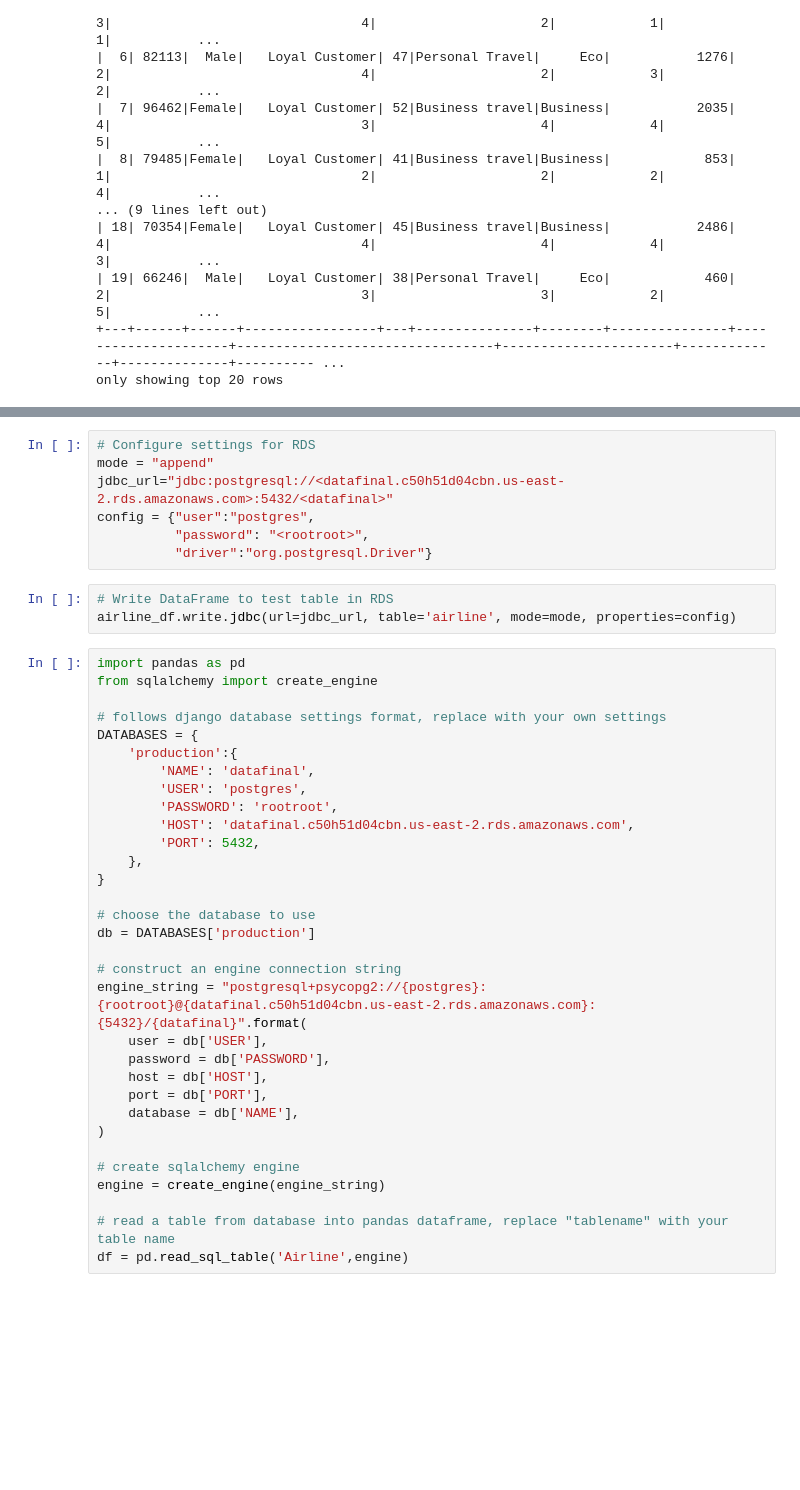
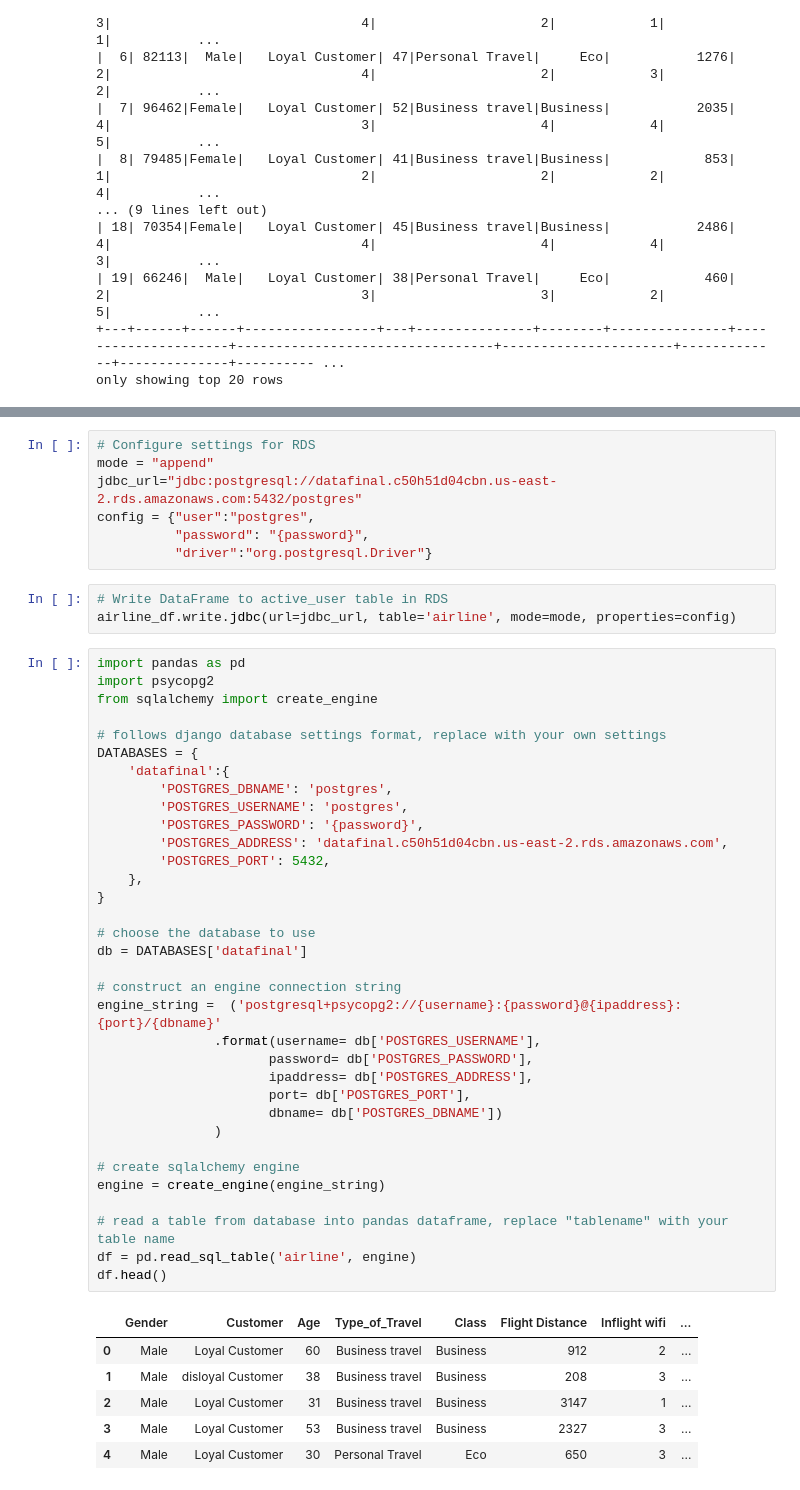
Before and after one commit to Subodh2044/Final_Project, a Jupyter notebook: Database/AWS_Spark.ipynb, the cells around one changed output, grey strips where cells are left out. Saved outputs shown, nothing was run; the diff lists cells and outputs as text; blank space fills up the shorter version.

Commit message:
Adding updated files for Data Manager role

```diff
--- a/Database/AWS_Spark.ipynb
+++ b/Database/AWS_Spark.ipynb
@@ -175,42 +181,51 @@ only showing top 20 rows
 # %%
 # Configure settings for RDS
 mode = "append"
-jdbc_url="jdbc:postgresql://<datafinal.c50h51d04cbn.us-east-2.rds.amazonaws.com>:5432/<datafinal>"
+jdbc_url="jdbc:postgresql://datafinal.c50h51d04cbn.us-east-2.rds.amazonaws.com:5432/postgres"
 config = {"user":"postgres",
-          "password": "<rootroot>",
+          "password": "{password}",
           "driver":"org.postgresql.Driver"}
 # %%
-# Write DataFrame to test table in RDS
+# Write DataFrame to active_user table in RDS
 airline_df.write.jdbc(url=jdbc_url, table='airline', mode=mode, properties=config)
 # %%
 import pandas as pd
+import psycopg2
 from sqlalchemy import create_engine
 
 # follows django database settings format, replace with your own settings
 DATABASES = {
-    'production':{
-        'NAME': 'datafinal',
-        'USER': 'postgres',
-        'PASSWORD': 'rootroot',
-        'HOST': 'datafinal.c50h51d04cbn.us-east-2.rds.amazonaws.com',
-        'PORT': 5432,
+    'datafinal':{
+        'POSTGRES_DBNAME': 'postgres',
+        'POSTGRES_USERNAME': 'postgres',
+        'POSTGRES_PASSWORD': '{password}',
+        'POSTGRES_ADDRESS': 'datafinal.c50h51d04cbn.us-east-2.rds.amazonaws.com',
+        'POSTGRES_PORT': 5432,
     },
 }
 
 # choose the database to use
-db = DATABASES['production']
+db = DATABASES['datafinal']
 
 # construct an engine connection string
-engine_string = "postgresql+psycopg2://{postgres}:{rootroot}@{datafinal.c50h51d04cbn.us-east-2.rds.amazonaws.com}:{5432}/{datafinal}".format(
-    user = db['USER'],
-    password = db['PASSWORD'],
-    host = db['HOST'],
-    port = db['PORT'],
-    database = db['NAME'],
-)
+engine_string =  ('postgresql+psycopg2://{username}:{password}@{ipaddress}:{port}/{dbname}'
+               .format(username= db['POSTGRES_USERNAME'],
+                      password= db['POSTGRES_PASSWORD'],
+                      ipaddress= db['POSTGRES_ADDRESS'],
+                      port= db['POSTGRES_PORT'],
+                      dbname= db['POSTGRES_DBNAME'])
+               )
 
 # create sqlalchemy engine
 engine = create_engine(engine_string)
 
 # read a table from database into pandas dataframe, replace "tablename" with your table name
-df = pd.read_sql_table('Airline',engine)
+df = pd.read_sql_table('airline', engine)
+df.head()
+# %% [output]
+|  | Gender | Customer | Age | Type_of_Travel | Class | Flight Distance | Inflight wifi | ... |
+| 0 | Male | Loyal Customer | 60 | Business travel | Business | 912 | 2 | ... |
+| 1 | Male | disloyal Customer | 38 | Business travel | Business | 208 | 3 | ... |
+| 2 | Male | Loyal Customer | 31 | Business travel | Business | 3147 | 1 | ... |
+| 3 | Male | Loyal Customer | 53 | Business travel | Business | 2327 | 3 | ... |
+| 4 | Male | Loyal Customer | 30 | Personal Travel | Eco | 650 | 3 | ... |
```
Also changed, not shown: parts of 11 cells of this notebook, 5 other files.
